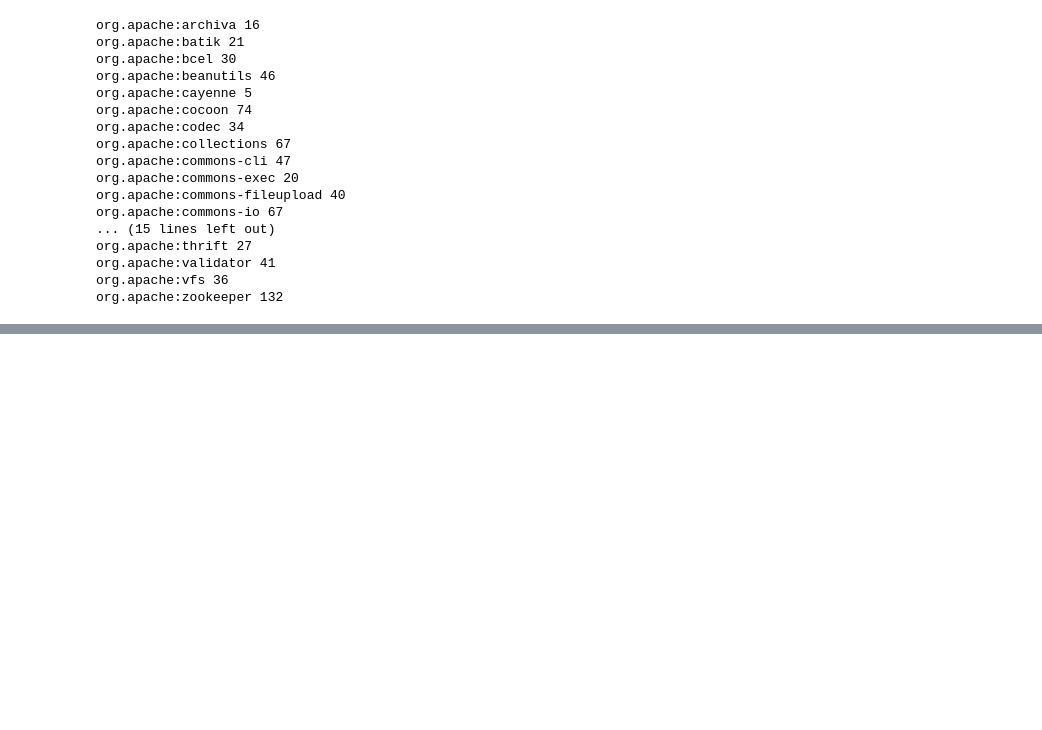
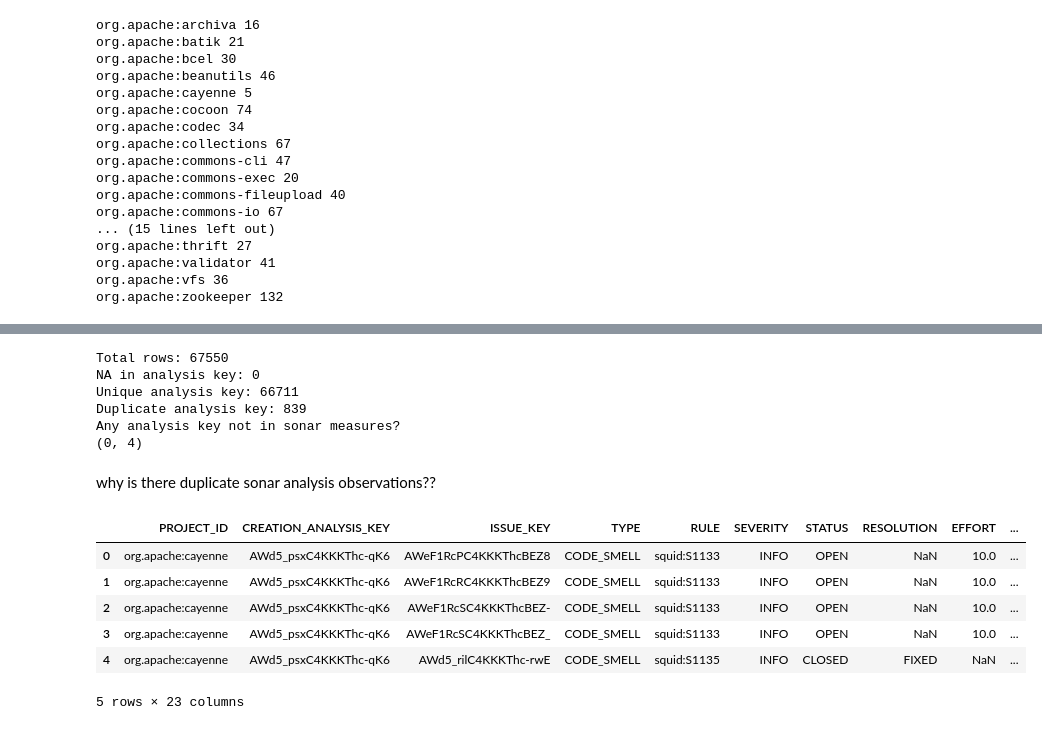
Before and after one commit to megaelius/EPAA, a Jupyter notebook: notebooks/Elias_data_understanding.ipynb, the cells around one changed output, grey strips where cells are left out. Cells and saved outputs as stored; diff of their text form; code cells hidden in the pictures; blank space fills up the shorter version.

Commit message:
correcciones en joins y un poco de data understanding

```diff
--- a/notebooks/Elias_data_understanding.ipynb
+++ b/notebooks/Elias_data_understanding.ipynb
@@ -65,0 +84,9 @@ org.apache:zookeeper 132
+# %%
+path1 = "../data/raw/The-Technical-Debt-Dataset-CSV/GIT_COMMITS.csv"
+path2 = "../data/raw/The-Technical-Debt-Dataset-CSV/SONAR_ANALYSIS.csv"
+path3 = "../data/raw/The-Technical-Debt-Dataset-CSV/SONAR_MEASURES.csv"
+path4 = "../data/raw/The-Technical-Debt-Dataset-CSV/SONAR_ISSUES.csv"
+db_commits = pd.read_csv(path1)
+db_analysis = pd.read_csv(path2)
+db_measures = pd.read_csv(path3)
+db_s_issues = pd.read_csv(path4)
@@ -65,0 +127,29 @@ org.apache:zookeeper 132
+# %%
+not_na = db_analysis['ANALYSIS_KEY'].notna().count()
+unique = len(db_analysis[db_analysis['ANALYSIS_KEY'].notna()]['ANALYSIS_KEY'].unique())
+print('Total rows:',db_analysis.shape[0])
+print('NA in analysis key:',db_analysis.shape[0] - not_na)
+print('Unique analysis key:',unique)
+print('Duplicate analysis key:',not_na - unique)
+print('Any analysis key not in sonar measures?')
+clean_db_analysis = db_analysis[db_analysis['ANALYSIS_KEY'].notna()]
+print(clean_db_analysis[~clean_db_analysis['ANALYSIS_KEY'].isin(db_measures['analysis_key'])].shape)
+# %% [output]
+Total rows: 67550
+NA in analysis key: 0
+Unique analysis key: 66711
+Duplicate analysis key: 839
+Any analysis key not in sonar measures?
+(0, 4)
+# %% [markdown]
+why is there duplicate sonar analysis observations??
+# %%
+db_s_issues.head()
+# %% [output]
+|  | PROJECT_ID | CREATION_ANALYSIS_KEY | ISSUE_KEY | TYPE | RULE | SEVERITY | STATUS | RESOLUTION | EFFORT | ... |
+| 0 | org.apache:cayenne | AWd5_psxC4KKKThc-qK6 | AWeF1RcPC4KKKThcBEZ8 | CODE_SMELL | squid:S1133 | INFO | OPEN | NaN | 10.0 | ... |
+| 1 | org.apache:cayenne | AWd5_psxC4KKKThc-qK6 | AWeF1RcRC4KKKThcBEZ9 | CODE_SMELL | squid:S1133 | INFO | OPEN | NaN | 10.0 | ... |
+| 2 | org.apache:cayenne | AWd5_psxC4KKKThc-qK6 | AWeF1RcSC4KKKThcBEZ- | CODE_SMELL | squid:S1133 | INFO | OPEN | NaN | 10.0 | ... |
+| 3 | org.apache:cayenne | AWd5_psxC4KKKThc-qK6 | AWeF1RcSC4KKKThcBEZ_ | CODE_SMELL | squid:S1133 | INFO | OPEN | NaN | 10.0 | ... |
+| 4 | org.apache:cayenne | AWd5_psxC4KKKThc-qK6 | AWd5_rilC4KKKThc-rwE | CODE_SMELL | squid:S1135 | INFO | CLOSED | FIXED | NaN | ... |
+5 rows × 23 columns
```
Also changed, not shown: parts of 14 cells of this notebook.
